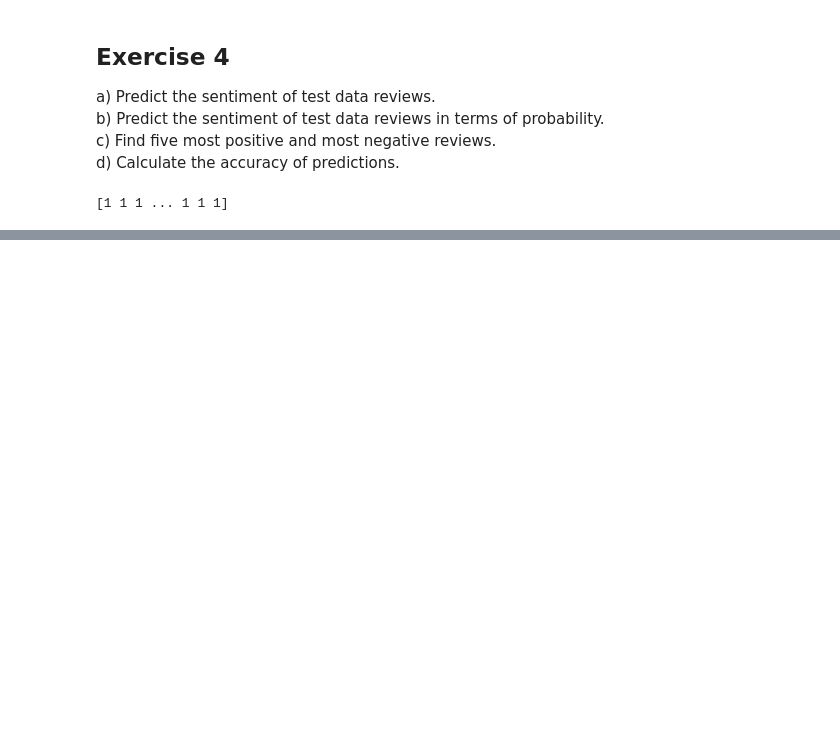
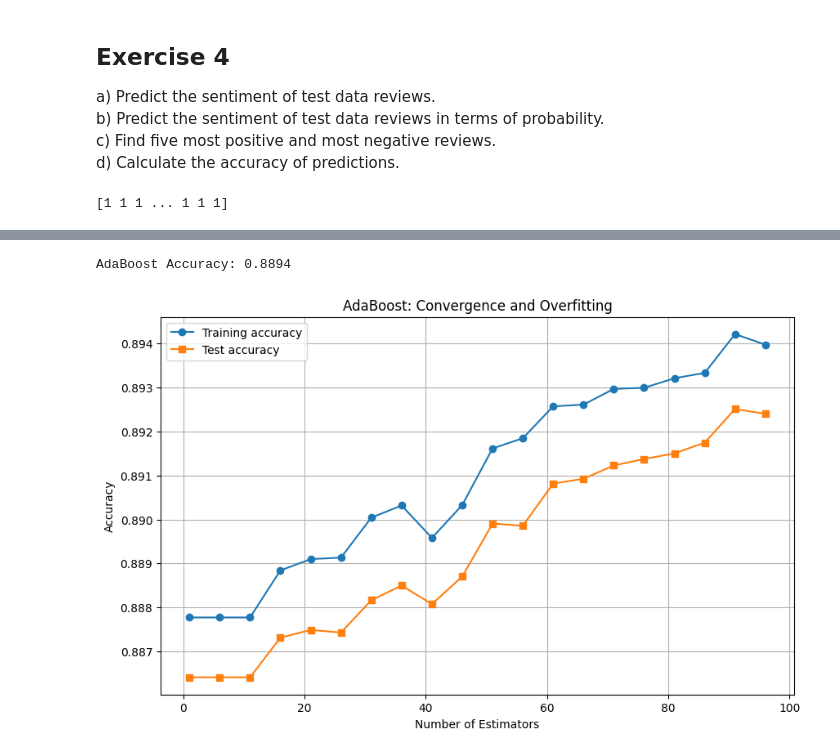
Before and after one commit to Maniekw12/Introduction-to-Data-Science, a Jupyter notebook: Task3/Advanced/Classification_Advanced.ipynb, the cells around one changed output, grey strips where cells are left out. Drawn from its saved outputs; the diff is of its cells as text; code cells hidden in the pictures; blank space fills up the shorter version.

```diff
--- a/Task3/Advanced/Classification_Advanced.ipynb
+++ b/Task3/Advanced/Classification_Advanced.ipynb
@@ -233,0 +327,32 @@ Accuracy on test set: 0.9424214526365274
+# %%
+from sklearn.ensemble import AdaBoostClassifier
+
+base_dt = DecisionTreeClassifier(max_depth=1)
+ada_model = AdaBoostClassifier(estimator=base_dt, n_estimators=50, random_state=42)
+ada_model.fit(X_train, Y_train)
+
+ada_accuracy = ada_model.score(X_test, Y_test)
+print(f"\nAdaBoost Accuracy: {ada_accuracy:.4f}")
+
+n_estimators_range = range(1, 101, 5)
+train_scores_ada = []
+test_scores_ada = []
+
+for n in n_estimators_range:
+    ada = AdaBoostClassifier(estimator=base_dt, n_estimators=n, random_state=42)
+    ada.fit(X_train, Y_train)
+    train_scores_ada.append(ada.score(X_train, Y_train))
+    test_scores_ada.append(ada.score(X_test, Y_test))
+
+plt.figure(figsize=(10, 6))
+plt.plot(n_estimators_range, train_scores_ada, 'o-', label='Training accuracy')
+plt.plot(n_estimators_range, test_scores_ada, 's-', label='Test accuracy')
+plt.xlabel('Number of Estimators')
+plt.ylabel('Accuracy')
+plt.title('AdaBoost: Convergence and Overfitting')
+plt.legend()
+plt.grid(True)
+plt.show()
+# %% [output]
+AdaBoost Accuracy: 0.8894
+[figure, added]
```
Also changed, not shown: parts of 21 cells of this notebook.
